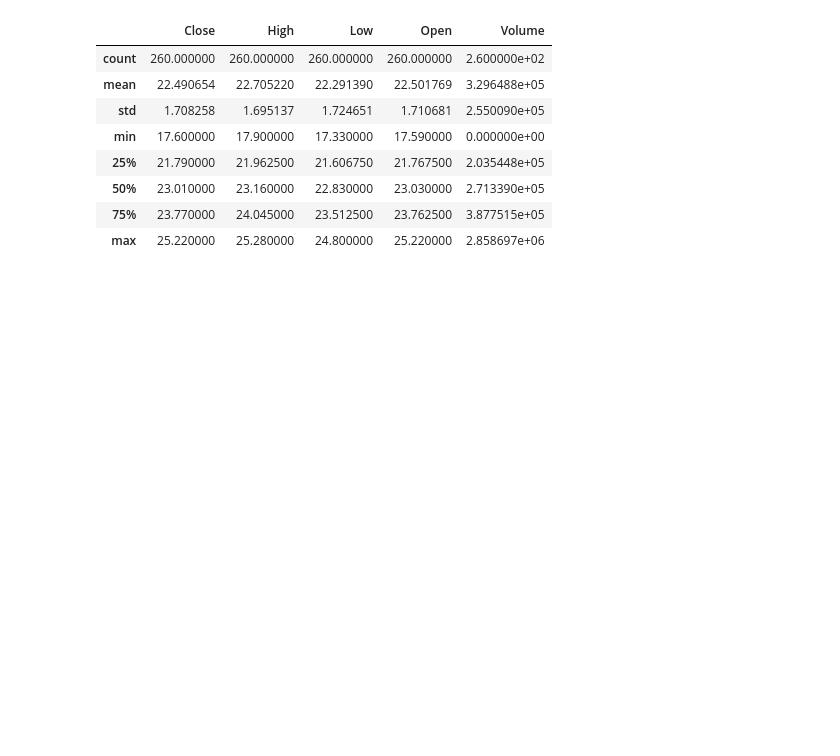
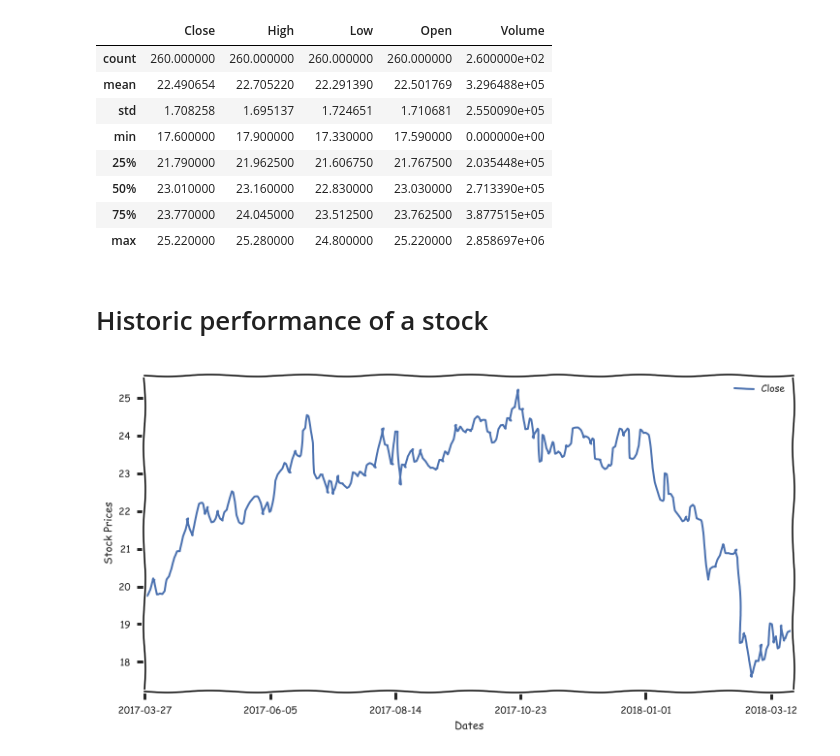
Before and after one commit to gcmallya85/AnalyzeStockPrices, a Jupyter notebook: AnalyzeStockPrices.ipynb, the cells around one changed output. Drawn from its saved outputs; the diff is of its cells as text; code cells hidden in the pictures; blank space fills up the shorter version.

Commit message:
Plot the time series of historical prices of a stock, calculate and plot moving averages

```diff
--- a/AnalyzeStockPrices.ipynb
+++ b/AnalyzeStockPrices.ipynb
@@ -61,3 +61,17 @@ HASI.describe()
 | 50% | 23.010000 | 23.160000 | 22.830000 | 23.030000 | 2.713390e+05 |
 | 75% | 23.770000 | 24.045000 | 23.512500 | 23.762500 | 3.877515e+05 |
 | max | 25.220000 | 25.280000 | 24.800000 | 25.220000 | 2.858697e+06 |
+# %% [markdown]
+# Historic performance of a stock
+# %%
+#Plotting the stock's closing price
+plt.figure(figsize=(12,6))
+plt.xkcd()
+fig = HASI['Close'].plot(legend=True)
+labels = [item.get_text()[7:17] for item in fig.get_xticklabels()]
+fig.set_xticklabels(labels)
+plt.xlabel('Dates')
+plt.ylabel('Stock Prices')
+plt.show()
+# %% [output]
+[figure, added]
```
Also changed, not shown: parts of 3 cells of this notebook.
